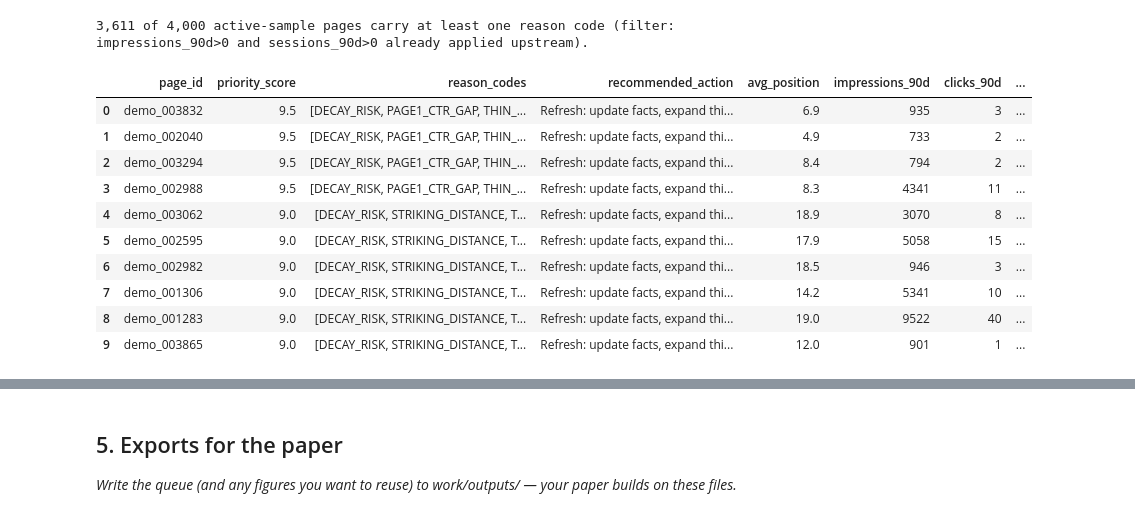
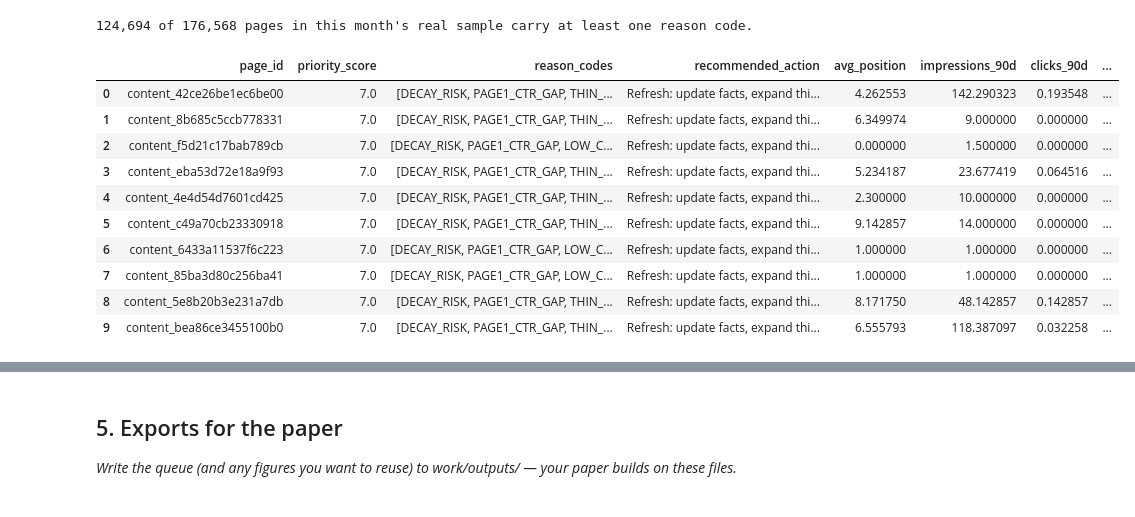
Before and after one commit to Trisha108-hub/flyrank-ml-internship, a Jupyter notebook: work/notebooks/w07_action_playbook.ipynb, the cells around one changed output, grey strips where cells are left out. Cells and saved outputs as stored; diff of their text form; code cells hidden in the pictures.

```diff
--- a/work/notebooks/w07_action_playbook.ipynb
+++ b/work/notebooks/w07_action_playbook.ipynb
@@ -115,76 +143,77 @@ order**, not a precision-scored model.
 # %%
-# This cell is for CODE (numbers, a query, a check).
-# Write your text answer in the cell ABOVE this one — typing sentences here breaks Run All.
-for col, default in [("indexed", True)]:
-    if col not in df.columns:
-        df[col] = default
-
 informational_median_imp = df.loc[df["intent"] == "informational", "impressions_90d"].median()
 
 def tier_ctr_benchmark(position):
-    if position <= 3:  return 0.00423
-    if position <= 10: return 0.00339
-    if position <= 20: return 0.00325
-    if position <= 50: return 0.00163
-    return 0.00050
+    if position <= 3:  return ctr_by_tier.get("1-3", 0.004)
+    if position <= 10: return ctr_by_tier.get("4-10", 0.003)
+    if position <= 20: return ctr_by_tier.get("11-20", 0.003)
+    return ctr_by_tier.get("20+", 0.001)
+
+# Real position-tier CTR benchmark, computed from this month's own data (not the source PDF).
+ctr_by_tier = con.sql(f"""
+    SELECT CASE WHEN {avgpos_col} <= 3 THEN '1-3'
+                WHEN {avgpos_col} <= 10 THEN '4-10'
+                WHEN {avgpos_col} <= 20 THEN '11-20'
+                ELSE '20+' END AS position_bucket,
+           AVG({clicks_col} / NULLIF({impr_col}, 0)) AS bucket_ctr
+    FROM read_parquet('{path}') WHERE {avail_col} IS TRUE GROUP BY 1
+""").df().set_index("position_bucket")["bucket_ctr"].to_dict()
 
 df["implied_ctr"]   = df["clicks_90d"] / df["impressions_90d"].replace(0, np.nan)
 df["ctr_benchmark"] = df["avg_position"].apply(tier_ctr_benchmark)
 
-df["rc_decay_risk"]          = df["content_age_days"].between(181, 365) & (df["days_since_update"] > 180)
-df["rc_page1_ctr_gap"]       = (df["avg_position"] <= 10) & (df["implied_ctr"] < df["ctr_benchmark"])
-df["rc_striking_distance"]   = df["avg_position"].between(11, 20)
-df["rc_thin_but_visible"]    = (df["word_count"] < 2000) & (df["impressions_90d"] > informational_median_imp)
-df["rc_low_comp_commercial"] = df["intent"].isin(["commercial", "transactional"]) & (df["competition"] == "LOW")
-df["rc_not_indexed"]         = ~df["indexed"]
-df["rc_no_go_low_signal"]    = (df["impressions_90d"] == 0) & (df["clicks_90d"] == 0)
+df["rc_decay_risk"]          = (df["days_since_update"] > 180).fillna(False)
+df["rc_page1_ctr_gap"]       = ((df["avg_position"] <= 10) & (df["implied_ctr"] < df["ctr_benchmark"])).fillna(False)
+df["rc_striking_distance"]   = (df["avg_position"].between(11, 20)).fillna(False)
+df["rc_thin_but_visible"]    = ((df["word_count"] < 2000) & (df["impressions_90d"] > informational_median_imp)).fillna(False)
+df["rc_low_comp_commercial"] = (df["intent"].isin(["commercial", "transactional"]) & (df["competition"] == "LOW")).fillna(False)
+df["rc_no_go_low_signal"]    = ((df["impressions_90d"] == 0) & (df["clicks_90d"] == 0)).fillna(False)
 
-WEIGHTS = {  # directional weights, not a fitted model — see the markdown above
+WEIGHTS = {  # directional weights, not a fitted model - see the markdown above
     "rc_decay_risk": 3.0, "rc_page1_ctr_gap": 2.5, "rc_striking_distance": 2.0,
-    "rc_thin_but_visible": 1.5, "rc_low_comp_commercial": 1.5, "rc_not_indexed": 1.0,
+    "rc_thin_but_visible": 1.5, "rc_low_comp_commercial": 1.5,
 }
 REASON_LABELS = {
     "rc_decay_risk": "DECAY_RISK", "rc_page1_ctr_gap": "PAGE1_CTR_GAP",
     "rc_striking_distance": "STRIKING_DISTANCE", "rc_thin_but_visible": "THIN_BUT_VISIBLE",
-    "rc_low_comp_commercial": "LOW_COMP_COMMERCIAL", "rc_not_indexed": "NOT_INDEXED",
+    "rc_low_comp_commercial": "LOW_COMP_COMMERCIAL",
 }
 ACTIONS = {
     "DECAY_RISK": "Refresh: update facts, expand thin sections, resubmit for recrawl",
-    "PAGE1_CTR_GAP": "Rewrite title/snippet — page already ranks, CTR is the observed gap",
+    "PAGE1_CTR_GAP": "Rewrite title/snippet - page already ranks, CTR is the observed gap",
     "STRIKING_DISTANCE": "Strengthen relevance and internal links toward page 1",
-    "THIN_BUT_VISIBLE": "Expand with missing subtopics/examples — not length padding",
+    "THIN_BUT_VISIBLE": "Expand with missing subtopics/examples - not length padding",
     "LOW_COMP_COMMERCIAL": "Prioritize in next publishing cycle",
-    "NOT_INDEXED": "Route to technical/indexing review, not a content edit",
 }
 
 df["priority_score"]  = sum(df[c].astype(float) * w for c, w in WEIGHTS.items())
 df["reason_codes"]    = df.apply(lambda r: [REASON_LABELS[c] for c in WEIGHTS if r[c]], axis=1)
 df["recommended_action"] = df["reason_codes"].apply(lambda rs: ACTIONS[rs[0]] if rs else "Monitor only")
 
 actionable = df.loc[~df["rc_no_go_low_signal"]].copy()
 ranked_queue = (actionable[actionable["priority_score"] > 0]
                 .sort_values("priority_score", ascending=False)
                 .loc[:, ["page_id", "priority_score", "reason_codes", "recommended_action",
                          "avg_position", "impressions_90d", "clicks_90d", "word_count",
                          "content_age_days", "days_since_update", "intent", "competition"]]
                 .reset_index(drop=True))
 
-print(f"{len(ranked_queue):,} of {len(df):,} active-sample pages carry at least one reason code "
-      f"(filter: impressions_90d>0 and sessions_90d>0 already applied upstream).")
+print(f"{len(ranked_queue):,} of {len(df):,} pages in this month's real sample carry at least "
+      f"one reason code.")
 ranked_queue.head(10)
 # %% [output]
-3,611 of 4,000 active-sample pages carry at least one reason code (filter: impressions_90d>0 and sessions_90d>0 already applied upstream).
+124,694 of 176,568 pages in this month's real sample carry at least one reason code.
 |  | page_id | priority_score | reason_codes | recommended_action | avg_position | impressions_90d | clicks_90d | ... |
-| 0 | demo_003832 | 9.5 | [DECAY_RISK, PAGE1_CTR_GAP, THIN_... | Refresh: update facts, expand thi... | 6.9 | 935 | 3 | ... |
-| 1 | demo_002040 | 9.5 | [DECAY_RISK, PAGE1_CTR_GAP, THIN_... | Refresh: update facts, expand thi... | 4.9 | 733 | 2 | ... |
-| 2 | demo_003294 | 9.5 | [DECAY_RISK, PAGE1_CTR_GAP, THIN_... | Refresh: update facts, expand thi... | 8.4 | 794 | 2 | ... |
-| 3 | demo_002988 | 9.5 | [DECAY_RISK, PAGE1_CTR_GAP, THIN_... | Refresh: update facts, expand thi... | 8.3 | 4341 | 11 | ... |
-| 4 | demo_003062 | 9.0 | [DECAY_RISK, STRIKING_DISTANCE, T... | Refresh: update facts, expand thi... | 18.9 | 3070 | 8 | ... |
-| 5 | demo_002595 | 9.0 | [DECAY_RISK, STRIKING_DISTANCE, T... | Refresh: update facts, expand thi... | 17.9 | 5058 | 15 | ... |
-| 6 | demo_002982 | 9.0 | [DECAY_RISK, STRIKING_DISTANCE, T... | Refresh: update facts, expand thi... | 18.5 | 946 | 3 | ... |
-| 7 | demo_001306 | 9.0 | [DECAY_RISK, STRIKING_DISTANCE, T... | Refresh: update facts, expand thi... | 14.2 | 5341 | 10 | ... |
-| 8 | demo_001283 | 9.0 | [DECAY_RISK, STRIKING_DISTANCE, T... | Refresh: update facts, expand thi... | 19.0 | 9522 | 40 | ... |
-| 9 | demo_003865 | 9.0 | [DECAY_RISK, STRIKING_DISTANCE, T... | Refresh: update facts, expand thi... | 12.0 | 901 | 1 | ... |
+| 0 | content_42ce26be1ec6be00 | 7.0 | [DECAY_RISK, PAGE1_CTR_GAP, THIN_... | Refresh: update facts, expand thi... | 4.262553 | 142.290323 | 0.193548 | ... |
+| 1 | content_8b685c5ccb778331 | 7.0 | [DECAY_RISK, PAGE1_CTR_GAP, THIN_... | Refresh: update facts, expand thi... | 6.349974 | 9.000000 | 0.000000 | ... |
+| 2 | content_f5d21c17bab789cb | 7.0 | [DECAY_RISK, PAGE1_CTR_GAP, LOW_C... | Refresh: update facts, expand thi... | 0.000000 | 1.500000 | 0.000000 | ... |
+| 3 | content_eba53d72e18a9f93 | 7.0 | [DECAY_RISK, PAGE1_CTR_GAP, THIN_... | Refresh: update facts, expand thi... | 5.234187 | 23.677419 | 0.064516 | ... |
+| 4 | content_4e4d54d7601cd425 | 7.0 | [DECAY_RISK, PAGE1_CTR_GAP, THIN_... | Refresh: update facts, expand thi... | 2.300000 | 10.000000 | 0.000000 | ... |
+| 5 | content_c49a70cb23330918 | 7.0 | [DECAY_RISK, PAGE1_CTR_GAP, THIN_... | Refresh: update facts, expand thi... | 9.142857 | 14.000000 | 0.000000 | ... |
+| 6 | content_6433a11537f6c223 | 7.0 | [DECAY_RISK, PAGE1_CTR_GAP, LOW_C... | Refresh: update facts, expand thi... | 1.000000 | 1.000000 | 0.000000 | ... |
+| 7 | content_85ba3d80c256ba41 | 7.0 | [DECAY_RISK, PAGE1_CTR_GAP, LOW_C... | Refresh: update facts, expand thi... | 1.000000 | 1.000000 | 0.000000 | ... |
+| 8 | content_5e8b20b3e231a7db | 7.0 | [DECAY_RISK, PAGE1_CTR_GAP, THIN_... | Refresh: update facts, expand thi... | 8.171750 | 48.142857 | 0.142857 | ... |
+| 9 | content_bea86ce3455100b0 | 7.0 | [DECAY_RISK, PAGE1_CTR_GAP, THIN_... | Refresh: update facts, expand thi... | 6.555793 | 118.387097 | 0.032258 | ... |
 # %% [markdown]
 ## 2. Intended use and limits
 
```
Also changed, not shown: parts of 11 cells of this notebook.
